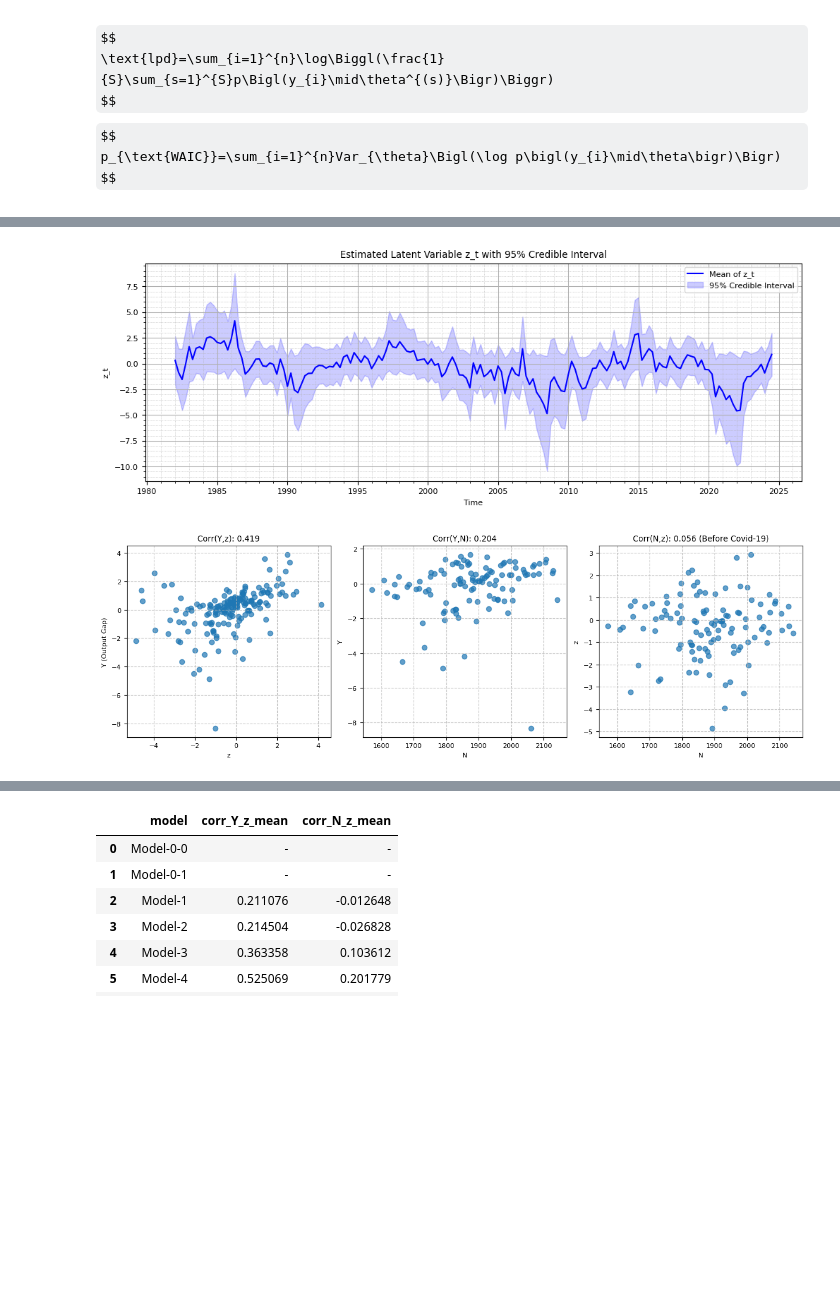
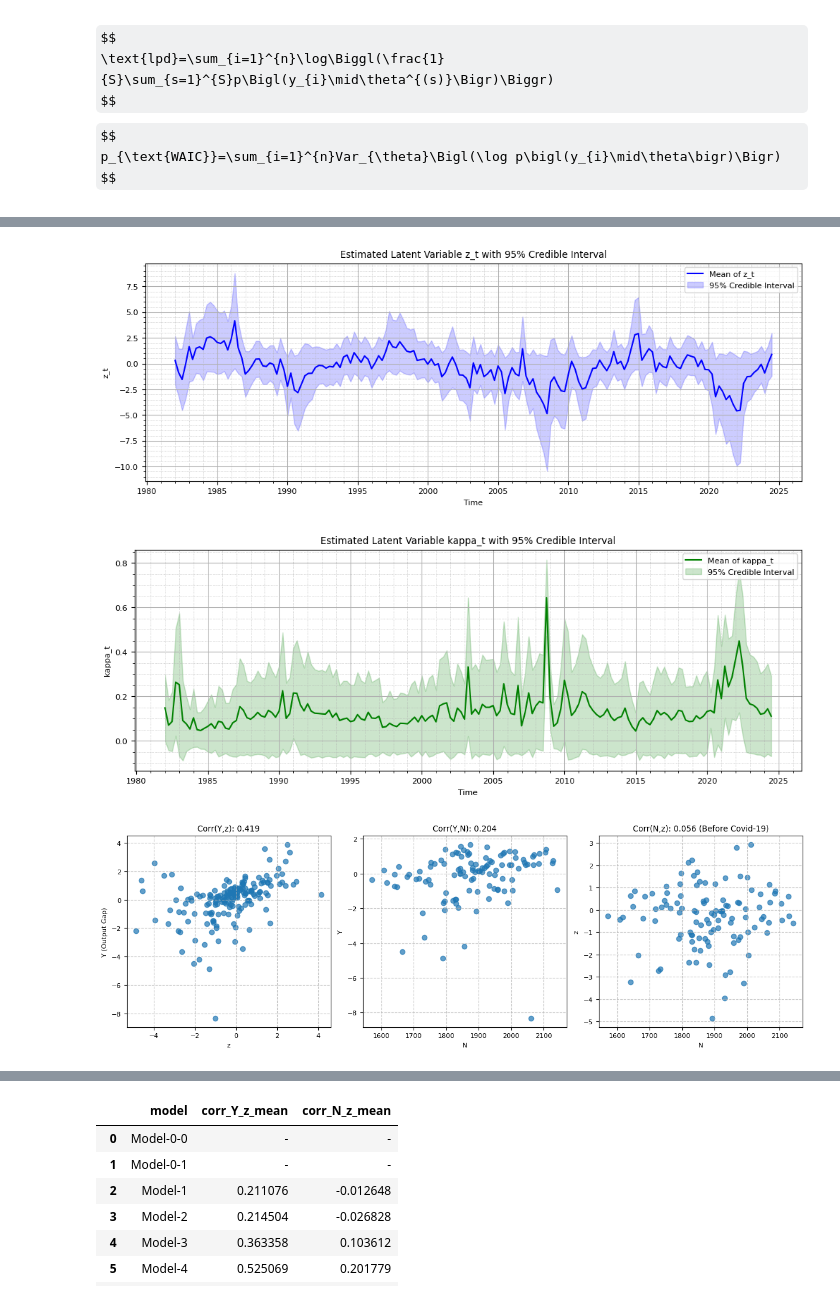
Before and after one commit to Ichikawa-Satoshi/NKPC_HSA_MCMC, a Jupyter notebook: code/main.ipynb, the cells around one changed output, grey strips where cells are left out. Cells and saved outputs as stored; diff of their text form; code cells hidden in the pictures; some formulas as TeX source; blank space fills up the shorter version.

```diff
--- a/code/main.ipynb
+++ b/code/main.ipynb
@@ -1695,14 +1795,14 @@ else:
     z_lower =  np.zeros(len(data["DATE"]))
     z_upper =  np.zeros(len(data["DATE"]))
 
-if "z" in idata.posterior.data_vars:
-    z_mean_value =  globals()[f"z_mean_{model_number}"]
-    z_lower =  globals()[f"z_lower_{model_number}"]
-    z_upper =  globals()[f"z_upper_{model_number}"]
+if "kappa" in idata.posterior.data_vars:
+    kappa_mean_value =  globals()[f"kappa_mean_{model_number}"]
+    kappa_lower =  globals()[f"kappa_lower_{model_number}"]
+    kappa_upper =  globals()[f"kappa_upper_{model_number}"]
 else:
-    z_mean_value = np.zeros(len(data["DATE"]))
-    z_lower =  np.zeros(len(data["DATE"]))
-    z_upper =  np.zeros(len(data["DATE"]))
+    kappa_mean_value = np.zeros(len(data["DATE"]))
+    kappa_lower =  np.zeros(len(data["DATE"]))
+    kappa_upper =  np.zeros(len(data["DATE"]))
 
 plt.rcParams.update({'font.size': 8})
 df = data
@@ -1726,6 +1826,23 @@ plt.fill_between(data["DATE"], z_lower, z_upper, color="blue", alpha=0.2, label=
 plt.title("Estimated Latent Variable z_t with 95% Credible Interval")
 plt.xlabel("Time")
 plt.ylabel("z_t")
+plt.legend()
+plt.minorticks_on()
+plt.grid(which='major', linestyle='-', linewidth=0.75)
+plt.grid(which='minor', linestyle=':', linewidth=0.5)
+ax = plt.gca()
+ax.xaxis.set_major_locator(mdates.YearLocator(5))
+ax.xaxis.set_major_formatter(mdates.DateFormatter('%Y'))
+ax.xaxis.set_minor_locator(mdates.YearLocator(1))
+plt.show()
+
+# print(f"Bayesian R^2: {r2}")
+plt.figure(figsize=(12, 4))
+plt.plot(data["DATE"], kappa_mean_value, label="Mean of kappa_t", color="green")
+plt.fill_between(data["DATE"], kappa_lower, kappa_upper, color="green", alpha=0.2, label="95% Credible Interval")
+plt.title("Estimated Latent Variable kappa_t with 95% Credible Interval")
+plt.xlabel("Time")
+plt.ylabel("kappa_t")
 plt.legend()
 plt.minorticks_on()
 plt.grid(which='major', linestyle='-', linewidth=0.75)
@@ -1735,31 +1852,32 @@ ax.xaxis.set_major_locator(mdates.YearLocator(5))
 ax.xaxis.set_major_formatter(mdates.DateFormatter('%Y'))
 ax.xaxis.set_minor_locator(mdates.YearLocator(1))
 plt.show()
 
 fig, axes = plt.subplots(1, 3, figsize=(12, 4))
 corrcoef1 = np.corrcoef(z_mean_value, data["Y"])[0, 1]
 axes[0].scatter(z_mean_value, data["Y"], alpha=0.7)
 axes[0].set_xlabel("z")
 axes[0].set_ylabel("Y (Output Gap)")
 axes[0].set_title(f"Corr(Y,z): {corrcoef1:.3f}")
 axes[0].grid(True, linestyle='--', alpha=0.7)
 
 corrcoef2 = np.corrcoef(df_merged["N"], df_merged["Y"])[0, 1]
 axes[1].scatter(df_merged["N"], df_merged["Y"], alpha=0.7)
 axes[1].set_xlabel("N")
 axes[1].set_ylabel("Y")
 axes[1].set_title(f"Corr(Y,N): {corrcoef2:.3f}")
 axes[1].grid(True, linestyle='--', alpha=0.7)
 
 corrcoef3 = np.corrcoef(df_merged["N"], df_merged["z"])[0, 1]
 axes[2].scatter(df_merged["N"], df_merged["z"], alpha=0.7)
 axes[2].set_xlabel("N")
 axes[2].set_ylabel("z")
 axes[2].set_title(f"Corr(N,z): {corrcoef3:.3f} (Before Covid-19)")
 axes[2].grid(True, linestyle='--', alpha=0.7)
 
 plt.tight_layout()
 plt.show()
 # %% [output]
 [figure]
-[figure, old version]
+[figure, new version]
+[figure, added]
```
Also changed, not shown: parts of 13 cells of this notebook, 6 other files.
